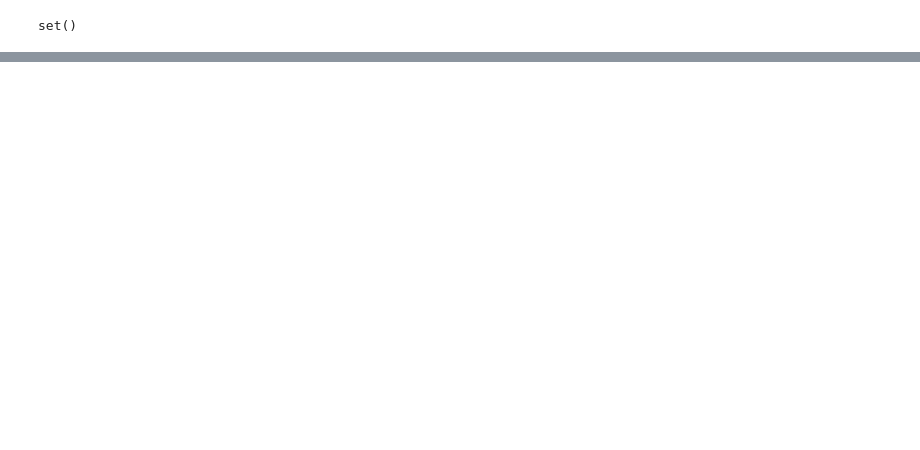
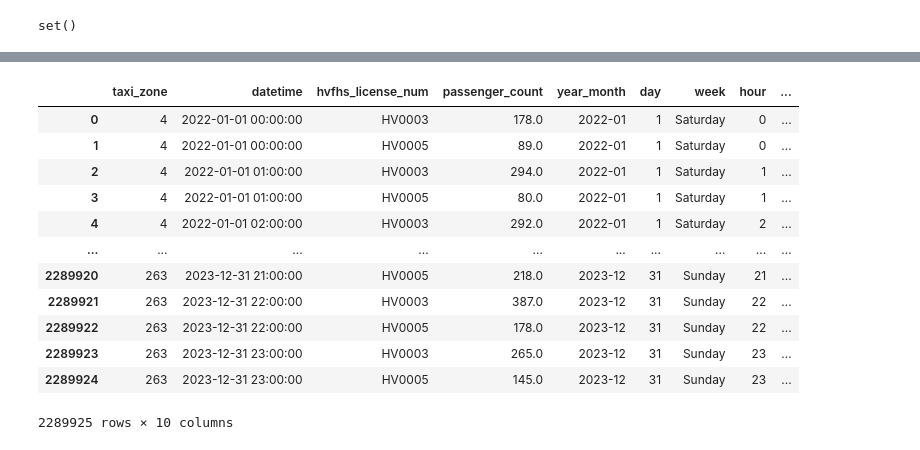
Before and after one commit to HelloMum/COMP47360-Smart-Tourist-Guide, a Jupyter notebook: src/data_processing/notebooks/hvfh/HighVolumeForHire.ipynb, the cells around one changed output, grey strips where cells are left out. Saved outputs shown, nothing was run; the diff lists cells and outputs as text; code cells hidden in the pictures; blank space fills up the shorter version.

```diff
--- a/src/data_processing/notebooks/hvfh/HighVolumeForHire.ipynb
+++ b/src/data_processing/notebooks/hvfh/HighVolumeForHire.ipynb
@@ -884,2 +899,19 @@ Borough Unique Values:  ['EWR', 'Queens', 'Bronx', 'Manhattan', 'Staten Island',
 # %%
 df.reset_index(drop=True).to_parquet("basic_taxi_df_cleaned_070624.parquet", index=False)
+# %%
+df = pd.read_parquet("basic_taxi_df_cleaned_070624.parquet")
+df[df['borough'] == 'Manhattan']
+# %% [output]
+|  | taxi_zone | datetime | hvfhs_license_num | passenger_count | year_month | day | week | hour | ... |
+| 0 | 4 | 2022-01-01 00:00:00 | HV0003 | 178.0 | 2022-01 | 1 | Saturday | 0 | ... |
+| 1 | 4 | 2022-01-01 00:00:00 | HV0005 | 89.0 | 2022-01 | 1 | Saturday | 0 | ... |
+| 2 | 4 | 2022-01-01 01:00:00 | HV0003 | 294.0 | 2022-01 | 1 | Saturday | 1 | ... |
+| 3 | 4 | 2022-01-01 01:00:00 | HV0005 | 80.0 | 2022-01 | 1 | Saturday | 1 | ... |
+| 4 | 4 | 2022-01-01 02:00:00 | HV0003 | 292.0 | 2022-01 | 1 | Saturday | 2 | ... |
+| ... | ... | ... | ... | ... | ... | ... | ... | ... | ... |
+| 2289920 | 263 | 2023-12-31 21:00:00 | HV0005 | 218.0 | 2023-12 | 31 | Sunday | 21 | ... |
+| 2289921 | 263 | 2023-12-31 22:00:00 | HV0003 | 387.0 | 2023-12 | 31 | Sunday | 22 | ... |
+| 2289922 | 263 | 2023-12-31 22:00:00 | HV0005 | 178.0 | 2023-12 | 31 | Sunday | 22 | ... |
+| 2289923 | 263 | 2023-12-31 23:00:00 | HV0003 | 265.0 | 2023-12 | 31 | Sunday | 23 | ... |
+| 2289924 | 263 | 2023-12-31 23:00:00 | HV0005 | 145.0 | 2023-12 | 31 | Sunday | 23 | ... |
+2289925 rows × 10 columns
```
Also changed, not shown: parts of 12 cells of this notebook, 14 other files.
